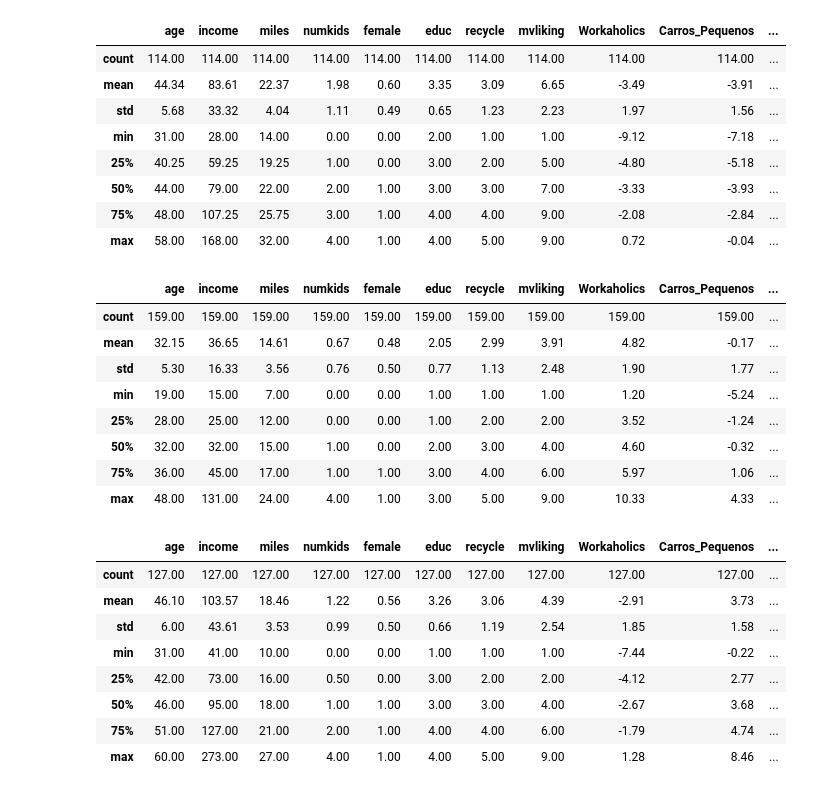
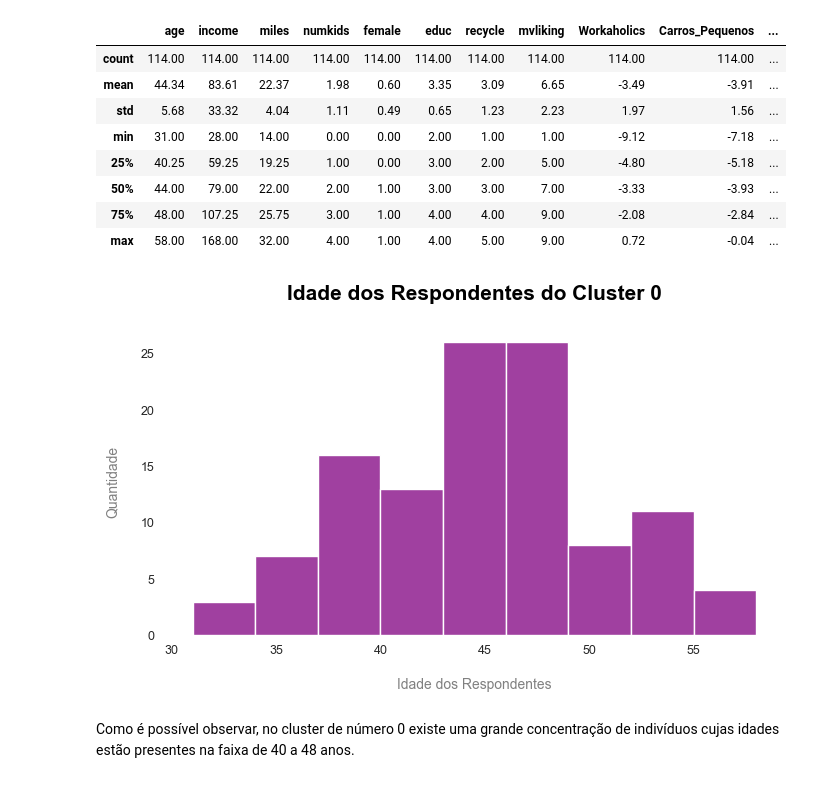
Before and after one commit to lazarocordeirosilva/SegmentacaoClientes, a Jupyter notebook: notebook/SegmentacaoClientes.ipynb, the cells around one changed output. Saved outputs shown, nothing was run; the diff lists cells and outputs as text; code cells hidden in the pictures.

```diff
--- a/notebook/SegmentacaoClientes.ipynb
+++ b/notebook/SegmentacaoClientes.ipynb
@@ -816,29 +927,10 @@ df_cluster_0.describe()
 | 50% | 44.00 | 79.00 | 22.00 | 2.00 | 1.00 | 3.00 | 3.00 | 7.00 | -3.33 | -3.93 | ... |
 | 75% | 48.00 | 107.25 | 25.75 | 3.00 | 1.00 | 4.00 | 4.00 | 9.00 | -2.08 | -2.84 | ... |
 | max | 58.00 | 168.00 | 32.00 | 4.00 | 1.00 | 4.00 | 5.00 | 9.00 | 0.72 | -0.04 | ... |
-# %%
-# Estatística descritiva simples dos indivíduos do Cluster 1
-df_cluster_1.describe()
-# %% [output]
-|  | age | income | miles | numkids | female | educ | recycle | mvliking | Workaholics | Carros_Pequenos | ... |
-| count | 159.00 | 159.00 | 159.00 | 159.00 | 159.00 | 159.00 | 159.00 | 159.00 | 159.00 | 159.00 | ... |
-| mean | 32.15 | 36.65 | 14.61 | 0.67 | 0.48 | 2.05 | 2.99 | 3.91 | 4.82 | -0.17 | ... |
-| std | 5.30 | 16.33 | 3.56 | 0.76 | 0.50 | 0.77 | 1.13 | 2.48 | 1.90 | 1.77 | ... |
-| min | 19.00 | 15.00 | 7.00 | 0.00 | 0.00 | 1.00 | 1.00 | 1.00 | 1.20 | -5.24 | ... |
-| 25% | 28.00 | 25.00 | 12.00 | 0.00 | 0.00 | 1.00 | 2.00 | 2.00 | 3.52 | -1.24 | ... |
-| 50% | 32.00 | 32.00 | 15.00 | 1.00 | 0.00 | 2.00 | 3.00 | 4.00 | 4.60 | -0.32 | ... |
-| 75% | 36.00 | 45.00 | 17.00 | 1.00 | 1.00 | 3.00 | 4.00 | 6.00 | 5.97 | 1.06 | ... |
-| max | 48.00 | 131.00 | 24.00 | 4.00 | 1.00 | 3.00 | 5.00 | 9.00 | 10.33 | 4.33 | ... |
-# %%
-# Estatística descritiva simples dos indivíduos do Cluster 2
-df_cluster_2.describe()
-# %% [output]
-|  | age | income | miles | numkids | female | educ | recycle | mvliking | Workaholics | Carros_Pequenos | ... |
-| count | 127.00 | 127.00 | 127.00 | 127.00 | 127.00 | 127.00 | 127.00 | 127.00 | 127.00 | 127.00 | ... |
-| mean | 46.10 | 103.57 | 18.46 | 1.22 | 0.56 | 3.26 | 3.06 | 4.39 | -2.91 | 3.73 | ... |
-| std | 6.00 | 43.61 | 3.53 | 0.99 | 0.50 | 0.66 | 1.19 | 2.54 | 1.85 | 1.58 | ... |
-| min | 31.00 | 41.00 | 10.00 | 0.00 | 0.00 | 1.00 | 1.00 | 1.00 | -7.44 | -0.22 | ... |
-| 25% | 42.00 | 73.00 | 16.00 | 0.50 | 0.00 | 3.00 | 2.00 | 2.00 | -4.12 | 2.77 | ... |
-| 50% | 46.00 | 95.00 | 18.00 | 1.00 | 1.00 | 3.00 | 3.00 | 4.00 | -2.67 | 3.68 | ... |
-| 75% | 51.00 | 127.00 | 21.00 | 2.00 | 1.00 | 4.00 | 4.00 | 6.00 | -1.79 | 4.74 | ... |
-| max | 60.00 | 273.00 | 27.00 | 4.00 | 1.00 | 4.00 | 5.00 | 9.00 | 1.28 | 8.46 | ... |
+# %%
+# Plotando histograma para visualizar distribuição de idades
+histograma(dados = df_cluster_0, var = 'age', legenda = ("Idade dos Respondentes", "Idade dos Respondentes do Cluster 0"))
+# %% [output]
+[figure, added]
+# %% [markdown]
+Como é possível observar, no cluster de número 0 existe uma grande concentração de indivíduos cujas idades estão presentes na faixa de 40 a 48 anos.
```
Also changed, not shown: parts of 70 cells of this notebook, 1 other file.
